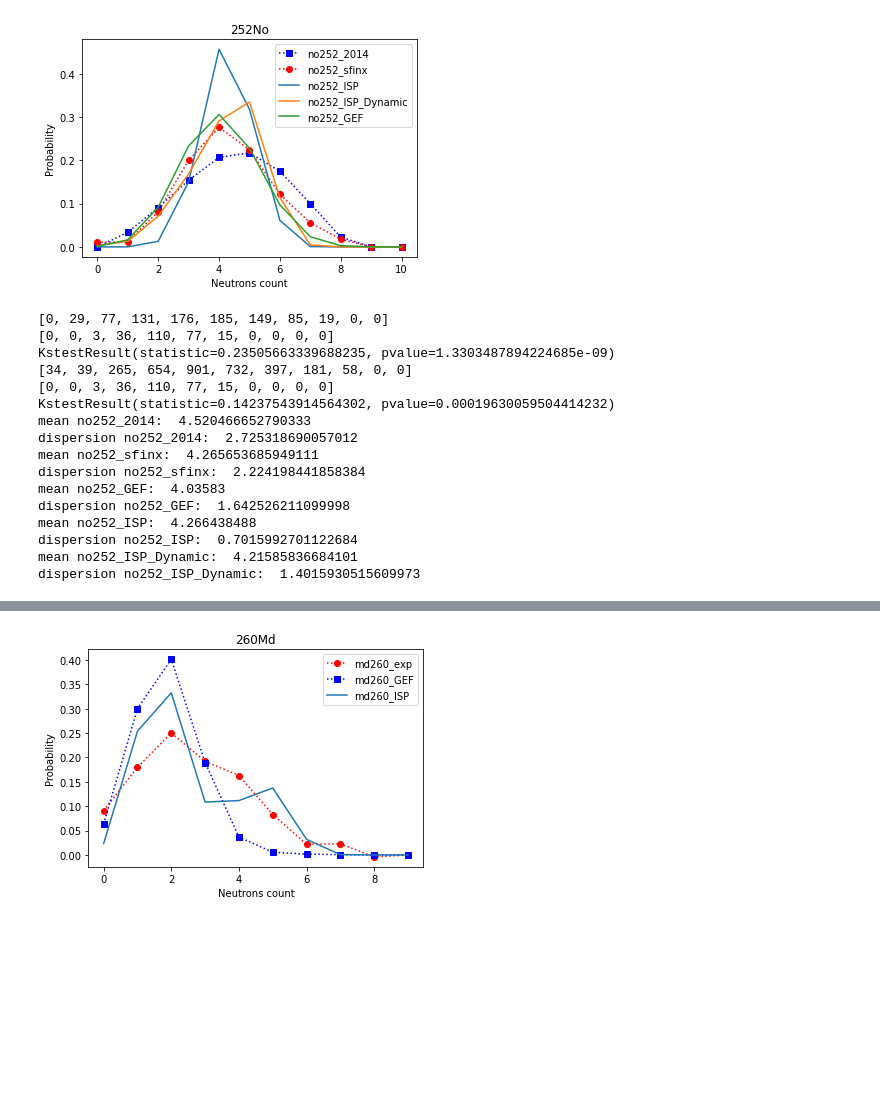
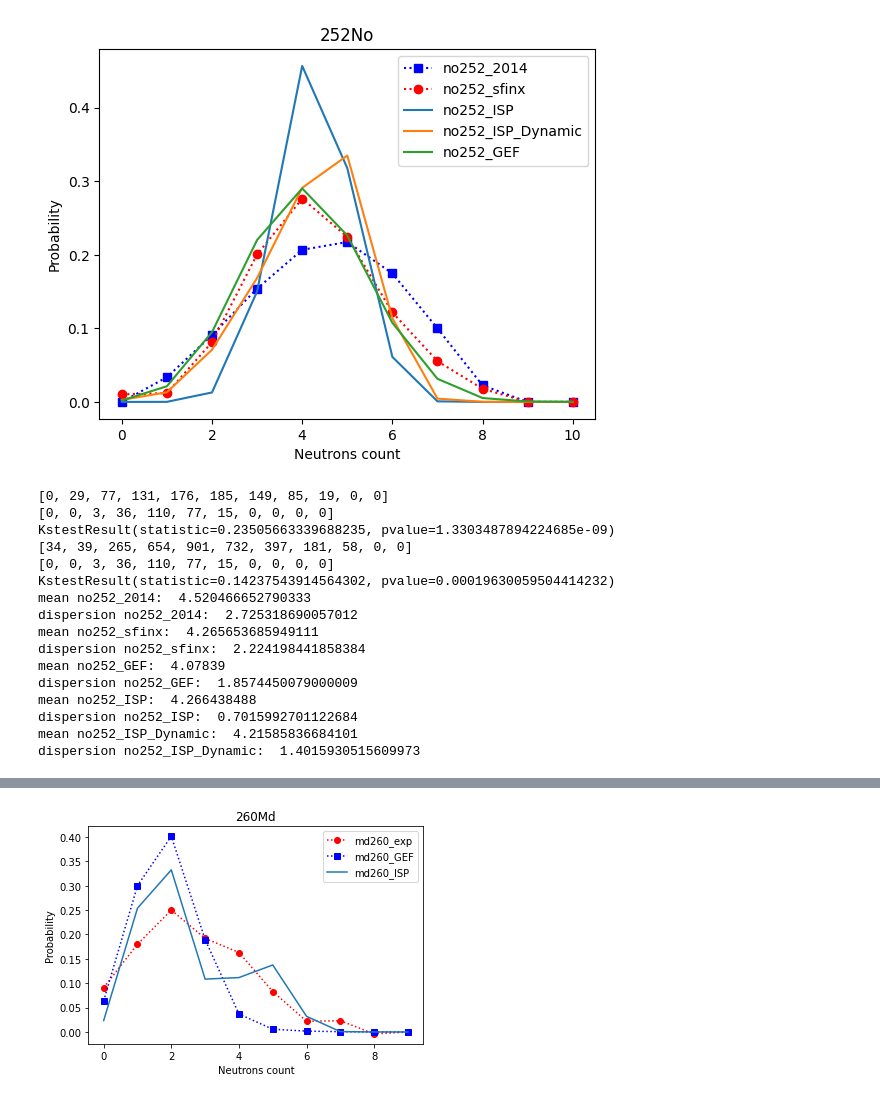
Before and after one commit to siberianisaev/NeutronBarrel, a Jupyter notebook: Python/KStest.ipynb, the cells around one changed output, grey strips where cells are left out. Cells and saved outputs as stored; diff of their text form; code cells hidden in the pictures; blank space fills up the shorter version.

```diff
--- a/Python/KStest.ipynb
+++ b/Python/KStest.ipynb
@@ -1 +6,20 @@
+# %%
+def mean_from(probabilities, x_power=1):
+    M_x = 0
+    for x, p in enumerate(probabilities):
+        M_x += pow(x, x_power) * p
+    return M_x
+
+def dispersion_from(probabilities):
+    M_x = mean_from(probabilities, x_power=1)
+    M_x2 = mean_from(probabilities, x_power=2)
+    return M_x2 - pow(M_x, 2)
+
+def neutron_events_from(probabilities, sf):
+    counts = list(map(lambda p: round(p*sf), probabilities))
+    print(counts)
+    r = np.empty(0)
+    for k, count in enumerate(counts):
+        r = np.append(r, np.full(count, k))
+    return r.astype(int)
 # %%
@@ -304,17 +317,17 @@ no252_sfinx = np.array([0.0103224900550554,
                         0.0178952582682555,
                         0,
                         0])
-no252_GEF = np.array([0.00099,
-                      0.01641,
-                      0.09151,
-                      0.23332,
-                      0.30616,
-                      0.22799,
-                      0.09702,
-                      0.02343,
-                      0.00282,
-                      0.00034,
-                      1e-005])
+no252_GEF = np.array([0.00192,
+0.02135,
+0.09492,
+0.22019,
+0.29034,
+0.22633,
+0.10758,
+0.03142,
+0.00531,
+5.8E-4,
+5.00E-05])
 no252_ISP = np.array([0,
                       1.04951E-4,
                       0.012890049,
@@ -337,34 +350,34 @@ no252_ISP_Dynamic = np.array([
     0.00449312096057528,
     0.000132697312665267,
     8.13559669513391E-08,
     0
 ])
 xx = list(range(0, 11))
 plt.plot(xx,no252_2014,'bs:',label='no252_2014') # 4.51
 plt.plot(xx,no252_sfinx,'ro:',label='no252_sfinx') # 4.25, 2.1 --- 4.27 2.2 restored
 plt.plot(xx,no252_ISP,label='no252_ISP')
 plt.plot(xx,no252_ISP_Dynamic,label='no252_ISP_Dynamic')
 plt.plot(xx,no252_GEF,label='no252_GEF') # 4.03583 +/- 0.01436564 ; std 1.281611
 plt.legend()
 plt.title('252No')
 plt.xlabel('Neutrons count')
 plt.ylabel('Probability')
 plt.show()
 print(ks_2samp(neutron_events_from(no252_2014, 853), neutron_events_from(no252_ISP)))
 print(ks_2samp(neutron_events_from(no252_sfinx, 3260), neutron_events_from(no252_ISP)))
 
 print("mean no252_2014: ", mean_from(no252_2014))
 print("dispersion no252_2014: ", dispersion_from(no252_2014))
 print("mean no252_sfinx: ", mean_from(no252_sfinx))
 print("dispersion no252_sfinx: ", dispersion_from(no252_sfinx))
 print("mean no252_GEF: ", mean_from(no252_GEF))
 print("dispersion no252_GEF: ", dispersion_from(no252_GEF))
 print("mean no252_ISP: ", mean_from(no252_ISP))
 print("dispersion no252_ISP: ", dispersion_from(no252_ISP))
 print("mean no252_ISP_Dynamic: ", mean_from(no252_ISP_Dynamic))
 print("dispersion no252_ISP_Dynamic: ", dispersion_from(no252_ISP_Dynamic))
 # %% [output]
-[figure, old version]
+[figure, new version]
 [0, 29, 77, 131, 176, 185, 149, 85, 19, 0, 0]
 [0, 0, 3, 36, 110, 77, 15, 0, 0, 0, 0]
 KstestResult(statistic=0.23505663339688235, pvalue=1.3303487894224685e-09)
@@ -375,8 +388,8 @@ mean no252_2014:  4.520466652790333
 dispersion no252_2014:  2.725318690057012
 mean no252_sfinx:  4.265653685949111
 dispersion no252_sfinx:  2.224198441858384
-mean no252_GEF:  4.03583
-dispersion no252_GEF:  1.642526211099998
+mean no252_GEF:  4.07839
+dispersion no252_GEF:  1.8574450079000009
 mean no252_ISP:  4.266438488
 dispersion no252_ISP:  0.7015992701122684
 mean no252_ISP_Dynamic:  4.21585836684101
```
Also changed, not shown: parts of 9 cells of this notebook.
